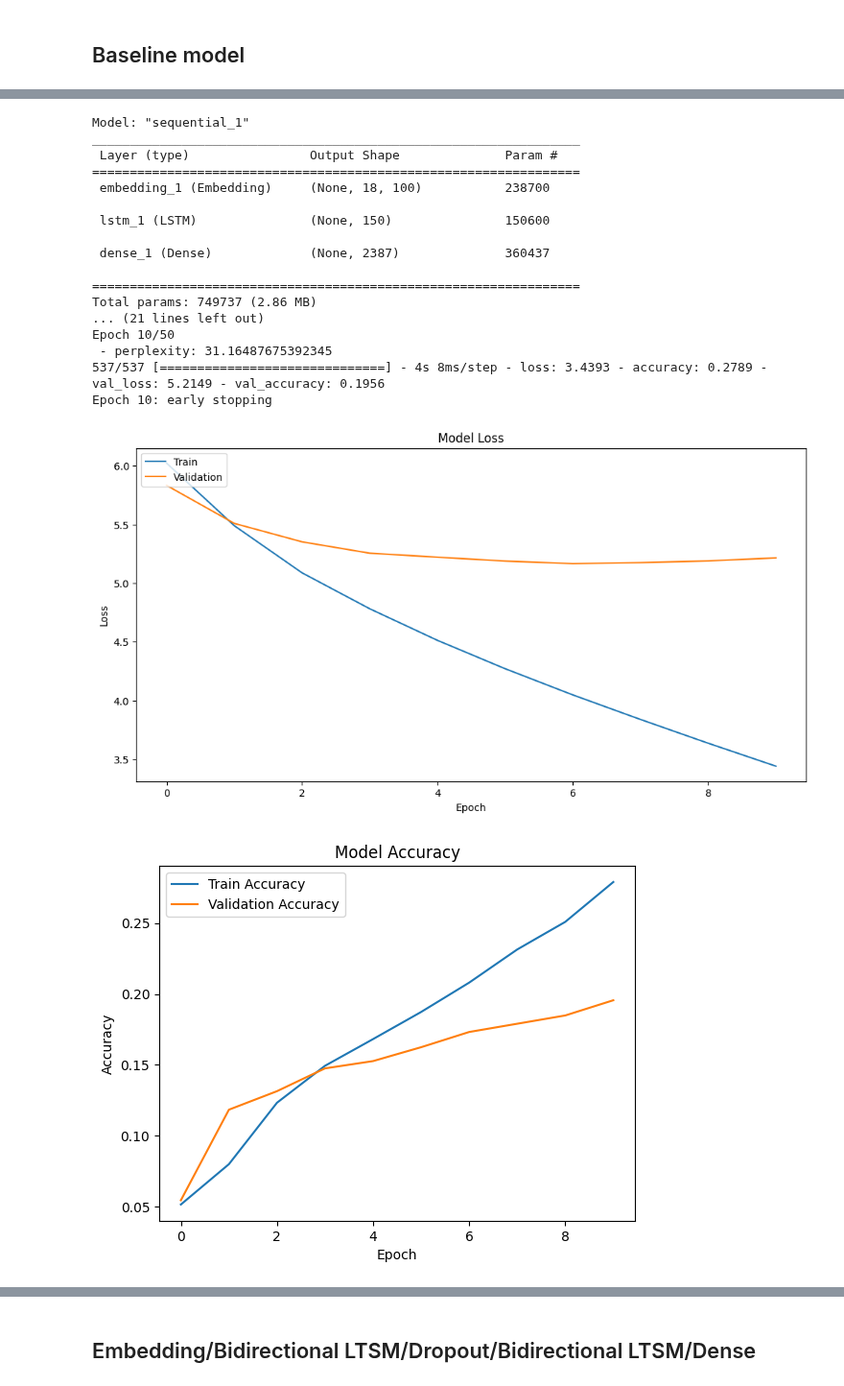
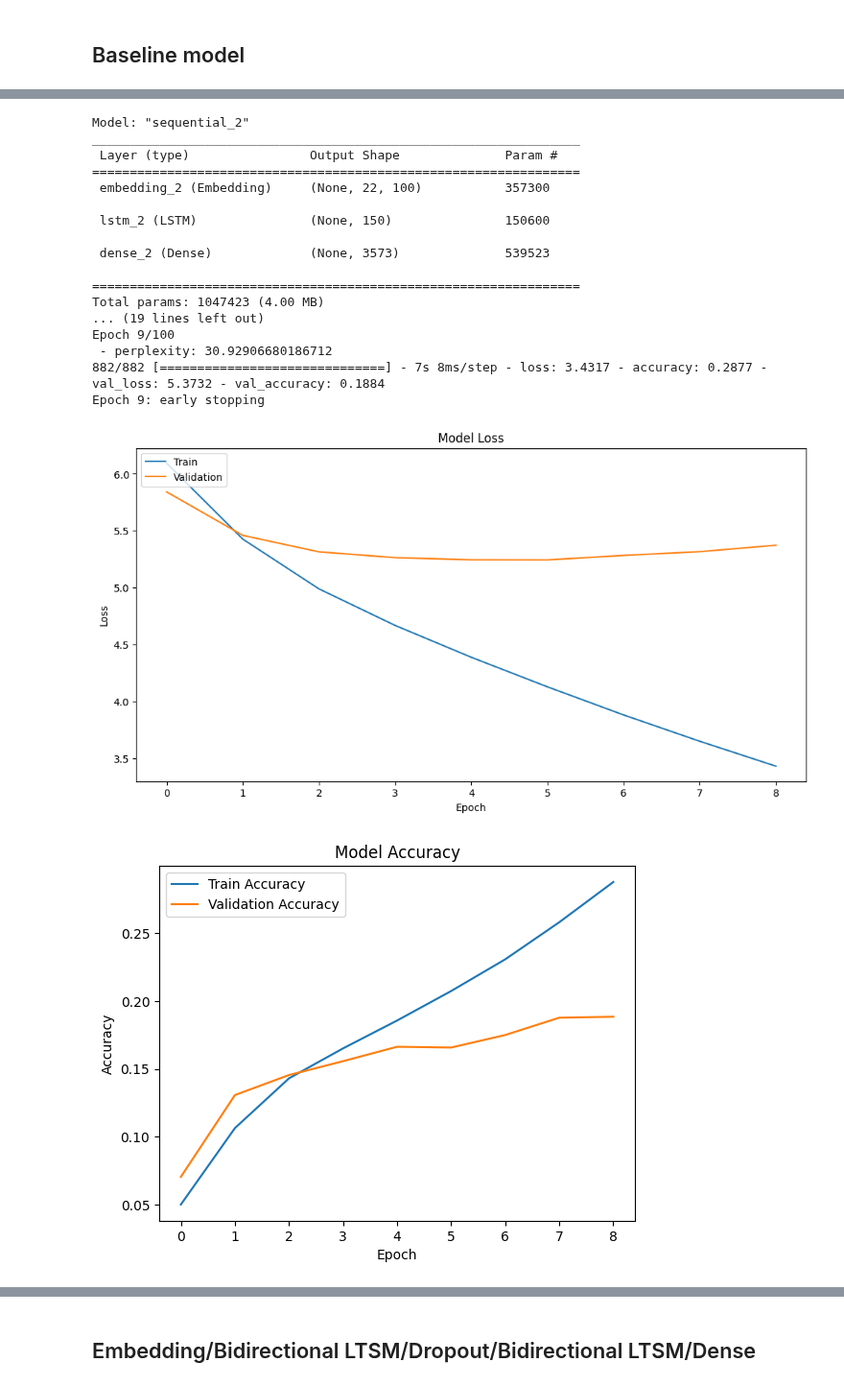
Before and after one commit to olgazju/ml_camp_2023, a Jupyter notebook: capstione_project_1/notebooks/Model.ipynb, the cells around one changed output, grey strips where cells are left out. Shown at 96% size. Cells and saved outputs as stored; diff of their text form; code cells hidden in the pictures.

```diff
--- a/capstione_project_1/notebooks/Model.ipynb
+++ b/capstione_project_1/notebooks/Model.ipynb
@@ -74,7 +116,7 @@ def viz_metrics(history):
 
 def train(model):
   earlystop = EarlyStopping(monitor='val_loss', min_delta=0, patience=3, verbose=1, mode='auto', restore_best_weights=True)
-  history = model.fit(X_train, y_train, epochs=50, validation_data=(X_val, y_val), callbacks=[earlystop, Perplexity()])
+  history = model.fit(X_train, y_train, epochs=100, validation_data=(X_val, y_val), callbacks=[earlystop, Perplexity()])
   return history
 
 def generate(model, seed_text):
@@ -114,7 +156,7 @@ def sample_with_temperature(probabilities, temperature=1.0):
     probabilities = exp_probs / np.sum(exp_probs)
 
     # Sample the next word based on the adjusted probabilities
-    choices = range(len(probabilities))  # This should be the range of your vocabulary
+    choices = range(len(probabilities))
     next_word = np.random.choice(choices, p=probabilities)
 
     return next_word
@@ -126,10 +168,10 @@ def generate_with_temperature(model, seed_text, temperature=1.0):
         token_list = tokenizer.texts_to_sequences([seed_text])[0]
         token_list = pad_sequences([token_list], maxlen=max_sequence_len-1, padding='pre')
 
-        probabilities = model.predict(token_list, verbose=0)[0]  # Get softmax probabilities
+        probabilities = model.predict(token_list, verbose=0)[0]
 
         # Use temperature to adjust the probabilities and sample the next word
-        predicted = sample_with_temperature(probabilities, temperature=temperature)  # Adjust the temperature as needed
+        predicted = sample_with_temperature(probabilities, temperature=temperature)
 
         # Convert the predicted token to a word and update the seed text
         output_word = ""
@@ -145,33 +215,32 @@ def generate_with_temperature(model, seed_text, temperature=1.0):
 # %%
 # Building the Model
-model = Sequential()
-model.add(Embedding(total_words, 100, input_length=max_sequence_len-1))
-#model1.add(LSTM(150, return_sequences=True))
-model.add(LSTM(150))
-model.add(Dense(total_words, activation='softmax'))
-model.compile(loss='categorical_crossentropy', optimizer='adam', metrics=['accuracy'])
+baseline_model = Sequential()
+baseline_model.add(Embedding(total_words, 100, input_length=max_sequence_len-1))
+baseline_model.add(LSTM(150))
+baseline_model.add(Dense(total_words, activation='softmax'))
+baseline_model.compile(loss='categorical_crossentropy', optimizer='adam', metrics=['accuracy'])
 
-model.summary()
+baseline_model.summary()
 
-history = train(model)
+history = train(baseline_model)
 viz_metrics(history)
 # %% [output]
-Model: "sequential_1"
+Model: "sequential_2"
 _________________________________________________________________
  Layer (type)                Output Shape              Param #
 =================================================================
- embedding_1 (Embedding)     (None, 18, 100)           238700
+ embedding_2 (Embedding)     (None, 22, 100)           357300
 
- lstm_1 (LSTM)               (None, 150)               150600
+ lstm_2 (LSTM)               (None, 150)               150600
 
- dense_1 (Dense)             (None, 2387)              360437
+ dense_2 (Dense)             (None, 3573)              539523
 
 =================================================================
-Total params: 749737 (2.86 MB)
-... (21 lines left out)
-Epoch 10/50
- - perplexity: 31.16487675392345
-537/537 [==============================] - 4s 8ms/step - loss: 3.4393 - accuracy: 0.2789 - val_loss: 5.2149 - val_accuracy: 0.1956
-Epoch 10: early stopping
+Total params: 1047423 (4.00 MB)
+... (19 lines left out)
+Epoch 9/100
+ - perplexity: 30.92906680186712
+882/882 [==============================] - 7s 8ms/step - loss: 3.4317 - accuracy: 0.2877 - val_loss: 5.3732 - val_accuracy: 0.1884
+Epoch 9: early stopping
-[figure, old version]
+[figure, new version]
-[figure, old version]
+[figure, new version]
```
Also changed, not shown: parts of 30 cells of this notebook.
